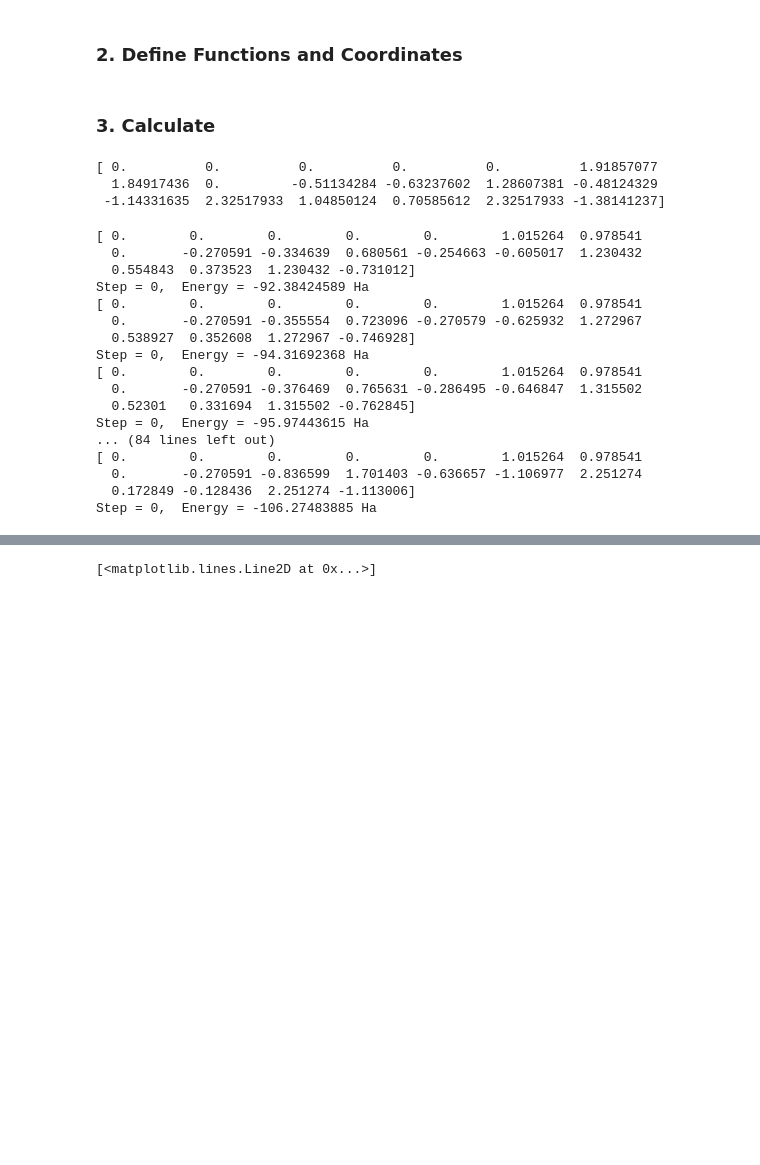
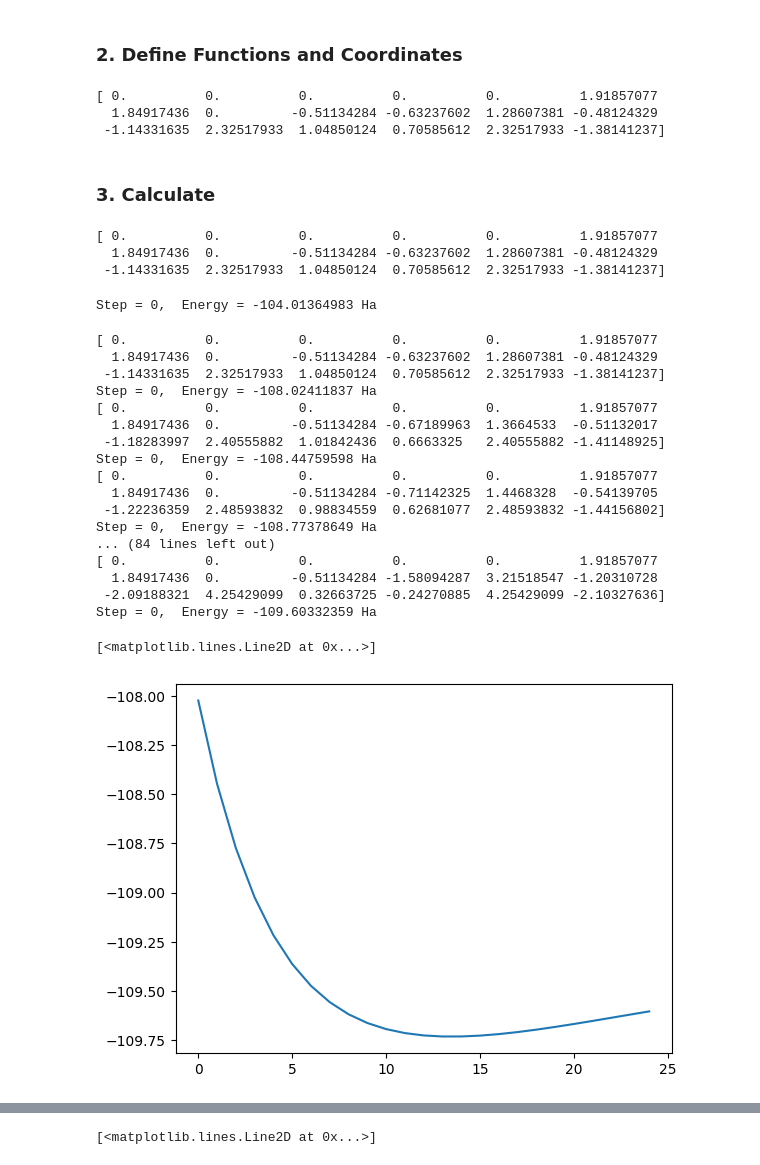
Before and after one commit to azhar-ikhtiarudin/variational-quantum-eigensolver, a Jupyter notebook: N2H4/N2H4_vqe.ipynb, the cells around one changed output, grey strips where cells are left out. Drawn from its saved outputs; the diff is of its cells as text; code cells hidden in the pictures; blank space fills up the shorter version.

```diff
--- a/N2H4/N2H4_vqe.ipynb
+++ b/N2H4/N2H4_vqe.ipynb
@@ -39,6 +39,12 @@ coordinates[22] = np.array([0.0, 0.0, 0.0 , 0.0, 0.0, 1.015264, 0.978541, 0.0, -
 coordinates[23] = np.array([0.0, 0.0, 0.0 , 0.0, 0.0, 1.015264, 0.978541, 0.0, -0.270591, -0.815684, 1.658868, -0.62074 , -1.086062, 2.208739, 0.188766 , -0.107521, 2.208739, -1.097089])*A_to_au_conversion
 coordinates[24] = np.array([0.0, 0.0, 0.0 , 0.0, 0.0, 1.015264, 0.978541, 0.0, -0.270591, -0.836599, 1.701403, -0.636657 , -1.106977, 2.251274, 0.172849 , -0.128436, 2.251274, -1.113006])*A_to_au_conversion
 # coordinates[25] = np.array([0.0, 0.1, 2.5 , 0.0, 0.0, 1.015264, 0.978541, 0.0, -0.270591, -0.836599, 1.701403, -0.636657 , -1.106977, 2.251274, 0.172849 , -0.128436, 2.251274, -1.113006])
+# %%
+print(coordinates[0])
+# %% [output]
+[ 0.          0.          0.          0.          0.          1.91857077
+  1.84917436  0.         -0.51134284 -0.63237602  1.28607381 -0.48124329
+ -1.14331635  2.32517933  1.04850124  0.70585612  2.32517933 -1.38141237]
 # %%
 def calc_vqe_N2H4(i):
     symbols = ["N", "H", "H", "N", "H", "H"]
@@ -48,12 +54,12 @@ def calc_vqe_N2H4(i):
     H, qubits = qchem.molecular_hamiltonian(
         symbols,
         geometry,
-        active_electrons=8,
-        active_orbitals=8,
+        active_electrons=4,
+        active_orbitals=4,
         method="pyscf"
     )
     dev = qml.device("lightning.qubit", wires=qubits)
-    electrons = 8
+    electrons = 4
     hf = qml.qchem.hf_state(electrons, qubits)
 
     def circuit(param, wires):
@@ -98,6 +104,7 @@ energy, angle, n = calc_vqe_N2H4(0)
 [ 0.          0.          0.          0.          0.          1.91857077
   1.84917436  0.         -0.51134284 -0.63237602  1.28607381 -0.48124329
  -1.14331635  2.32517933  1.04850124  0.70585612  2.32517933 -1.38141237]
+Step = 0,  Energy = -104.01364983 Ha
 # %%
 E_R = []
 Data = []
@@ -106,20 +113,25 @@ for i in range(len(coordinates)):
     Data.append(E)
     E_R.append(E[-1])
 # %% [output]
-[ 0.        0.        0.        0.        0.        1.015264  0.978541
-  0.       -0.270591 -0.334639  0.680561 -0.254663 -0.605017  1.230432
-  0.554843  0.373523  1.230432 -0.731012]
-Step = 0,  Energy = -92.38424589 Ha
-[ 0.        0.        0.        0.        0.        1.015264  0.978541
-  0.       -0.270591 -0.355554  0.723096 -0.270579 -0.625932  1.272967
-  0.538927  0.352608  1.272967 -0.746928]
-Step = 0,  Energy = -94.31692368 Ha
-[ 0.        0.        0.        0.        0.        1.015264  0.978541
-  0.       -0.270591 -0.376469  0.765631 -0.286495 -0.646847  1.315502
-  0.52301   0.331694  1.315502 -0.762845]
-Step = 0,  Energy = -95.97443615 Ha
+[ 0.          0.          0.          0.          0.          1.91857077
+  1.84917436  0.         -0.51134284 -0.63237602  1.28607381 -0.48124329
+ -1.14331635  2.32517933  1.04850124  0.70585612  2.32517933 -1.38141237]
+Step = 0,  Energy = -108.02411837 Ha
+[ 0.          0.          0.          0.          0.          1.91857077
+  1.84917436  0.         -0.51134284 -0.67189963  1.3664533  -0.51132017
+ -1.18283997  2.40555882  1.01842436  0.6663325   2.40555882 -1.41148925]
+Step = 0,  Energy = -108.44759598 Ha
+[ 0.          0.          0.          0.          0.          1.91857077
+  1.84917436  0.         -0.51134284 -0.71142325  1.4468328  -0.54139705
+ -1.22236359  2.48593832  0.98834559  0.62681077  2.48593832 -1.44156802]
+Step = 0,  Energy = -108.77378649 Ha
 ... (84 lines left out)
-[ 0.        0.        0.        0.        0.        1.015264  0.978541
-  0.       -0.270591 -0.836599  1.701403 -0.636657 -1.106977  2.251274
-  0.172849 -0.128436  2.251274 -1.113006]
-Step = 0,  Energy = -106.27483885 Ha
+[ 0.          0.          0.          0.          0.          1.91857077
+  1.84917436  0.         -0.51134284 -1.58094287  3.21518547 -1.20310728
+ -2.09188321  4.25429099  0.32663725 -0.24270885  4.25429099 -2.10327636]
+Step = 0,  Energy = -109.60332359 Ha
+# %%
+plt.plot(E_R)
+# %% [output]
+[<matplotlib.lines.Line2D at 0x...>]
+[figure, added]
```
Also changed, not shown: parts of 2 cells of this notebook, 5 other files.
